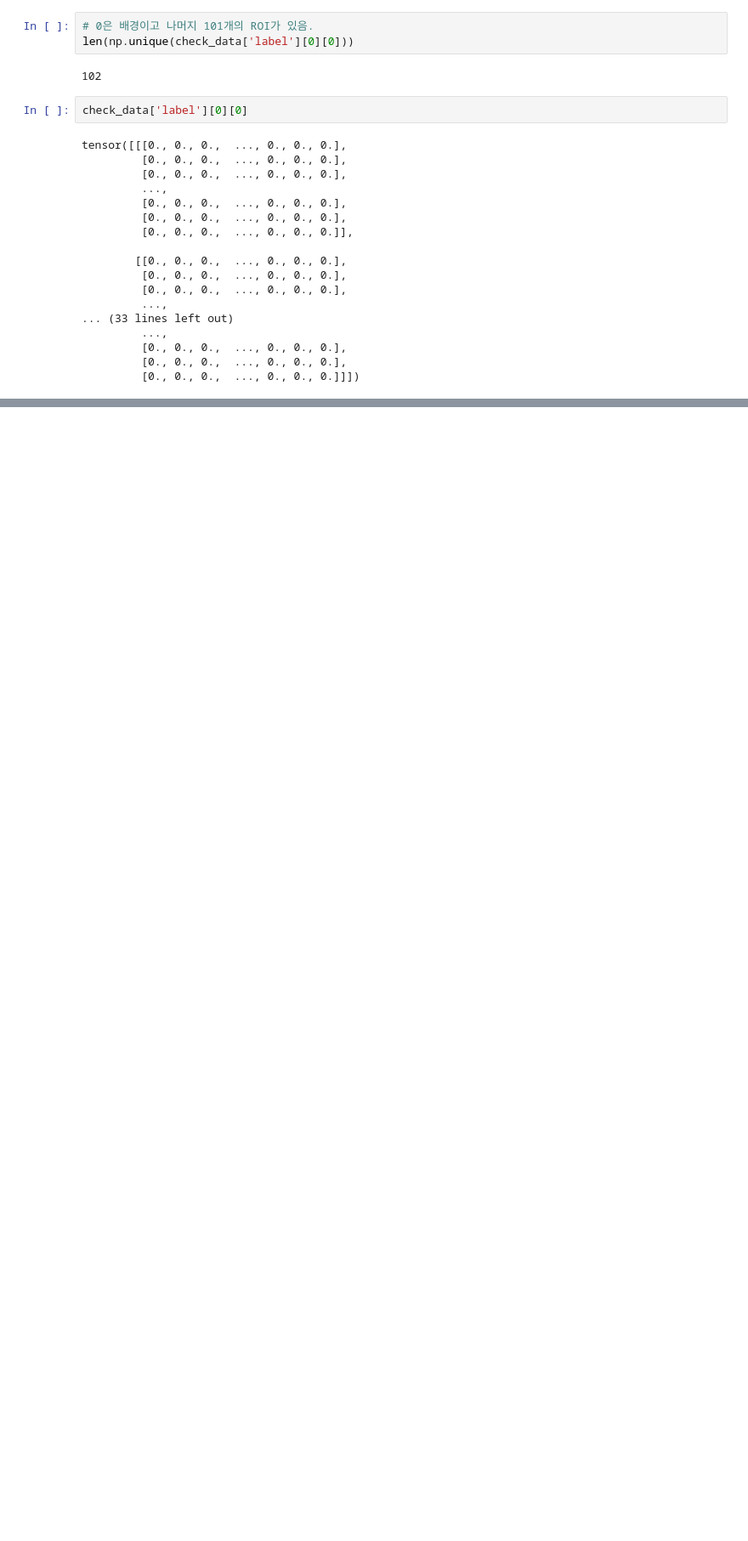
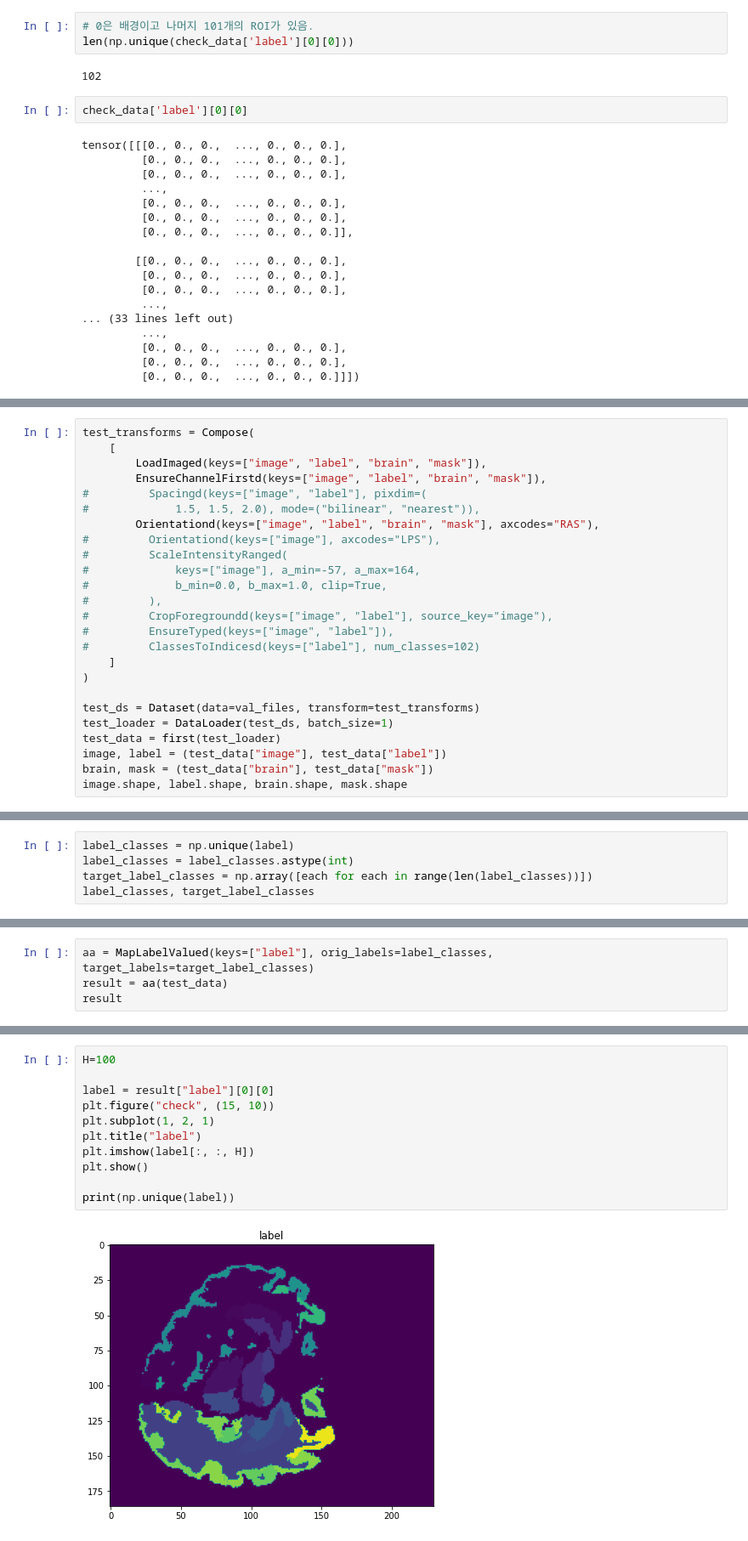
Before and after one commit to duc-ke/MONAI_examples, a Jupyter notebook: st0.plot_images.ipynb, the cells around one changed output, grey strips where cells are left out. Shown at 85% size. Saved outputs shown, nothing was run; the diff lists cells and outputs as text; blank space fills up the shorter version.

```diff
--- a/st0.plot_images.ipynb
+++ b/st0.plot_images.ipynb
@@ -208,0 +347,25 @@ tensor([[[0., 0., 0.,  ..., 0., 0., 0.],
+# %%
+test_transforms = Compose(
+    [
+        LoadImaged(keys=["image", "label", "brain", "mask"]),
+        EnsureChannelFirstd(keys=["image", "label", "brain", "mask"]),
+#         Spacingd(keys=["image", "label"], pixdim=(
+#             1.5, 1.5, 2.0), mode=("bilinear", "nearest")),
+        Orientationd(keys=["image", "label", "brain", "mask"], axcodes="RAS"),
+#         Orientationd(keys=["image"], axcodes="LPS"),
+#         ScaleIntensityRanged(
+#             keys=["image"], a_min=-57, a_max=164,
+#             b_min=0.0, b_max=1.0, clip=True,
+#         ),
+#         CropForegroundd(keys=["image", "label"], source_key="image"),
+#         EnsureTyped(keys=["image", "label"]),
+#         ClassesToIndicesd(keys=["label"], num_classes=102)
+    ]
+)
+
+test_ds = Dataset(data=val_files, transform=test_transforms)
+test_loader = DataLoader(test_ds, batch_size=1)
+test_data = first(test_loader)
+image, label = (test_data["image"], test_data["label"])
+brain, mask = (test_data["brain"], test_data["mask"])
+image.shape, label.shape, brain.shape, mask.shape
@@ -208,0 +401,5 @@ tensor([[[0., 0., 0.,  ..., 0., 0., 0.],
+# %%
+label_classes = np.unique(label)
+label_classes = label_classes.astype(int)
+target_label_classes = np.array([each for each in range(len(label_classes))])
+label_classes, target_label_classes
@@ -208,0 +425,4 @@ tensor([[[0., 0., 0.,  ..., 0., 0., 0.],
+# %%
+aa = MapLabelValued(keys=["label"], orig_labels=label_classes, target_labels=target_label_classes)
+result = aa(test_data)
+result
@@ -208,0 +460,13 @@ tensor([[[0., 0., 0.,  ..., 0., 0., 0.],
+# %%
+H=100
+
+label = result["label"][0][0]
+plt.figure("check", (15, 10))
+plt.subplot(1, 2, 1)
+plt.title("label")
+plt.imshow(label[:, :, H])
+plt.show()
+
+print(np.unique(label))
+# %% [output]
+[figure, added]
```
Also changed, not shown: parts of 53 cells of this notebook.
